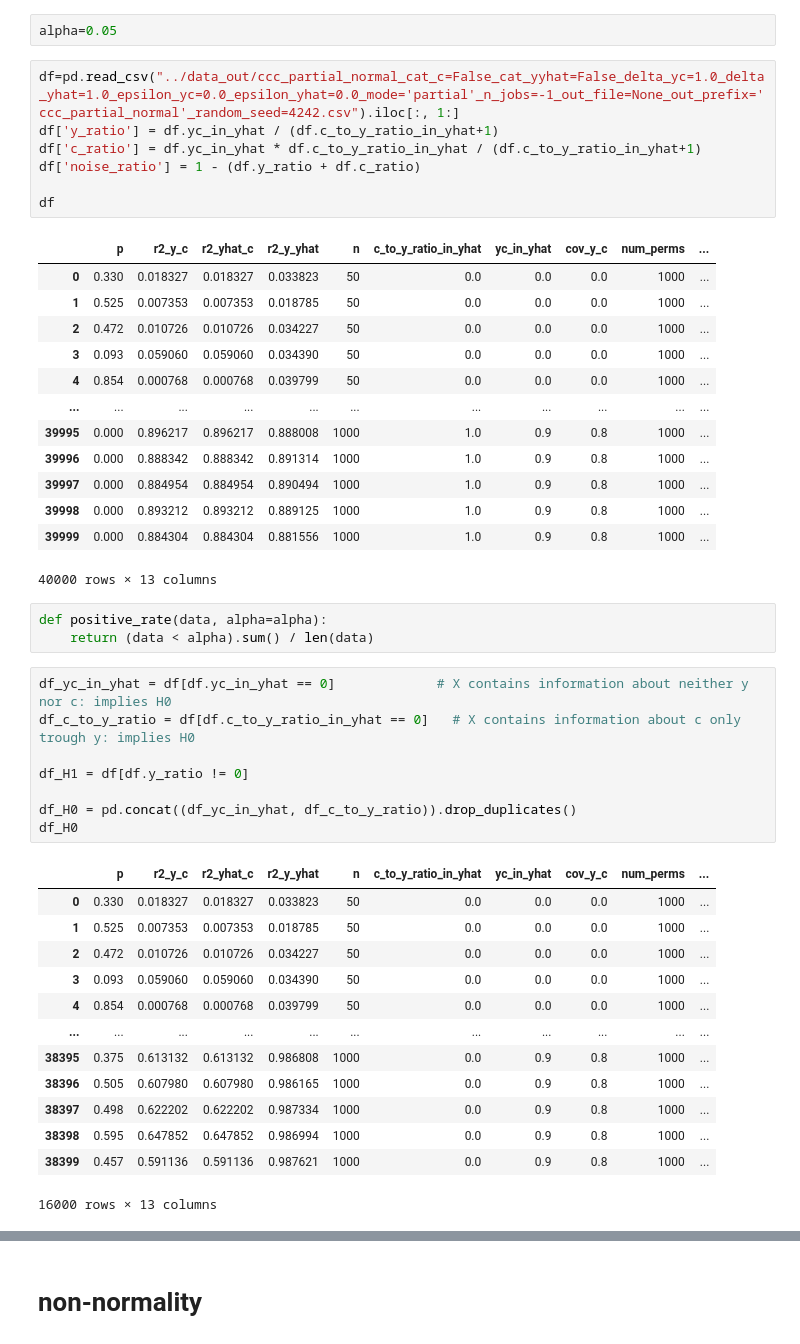
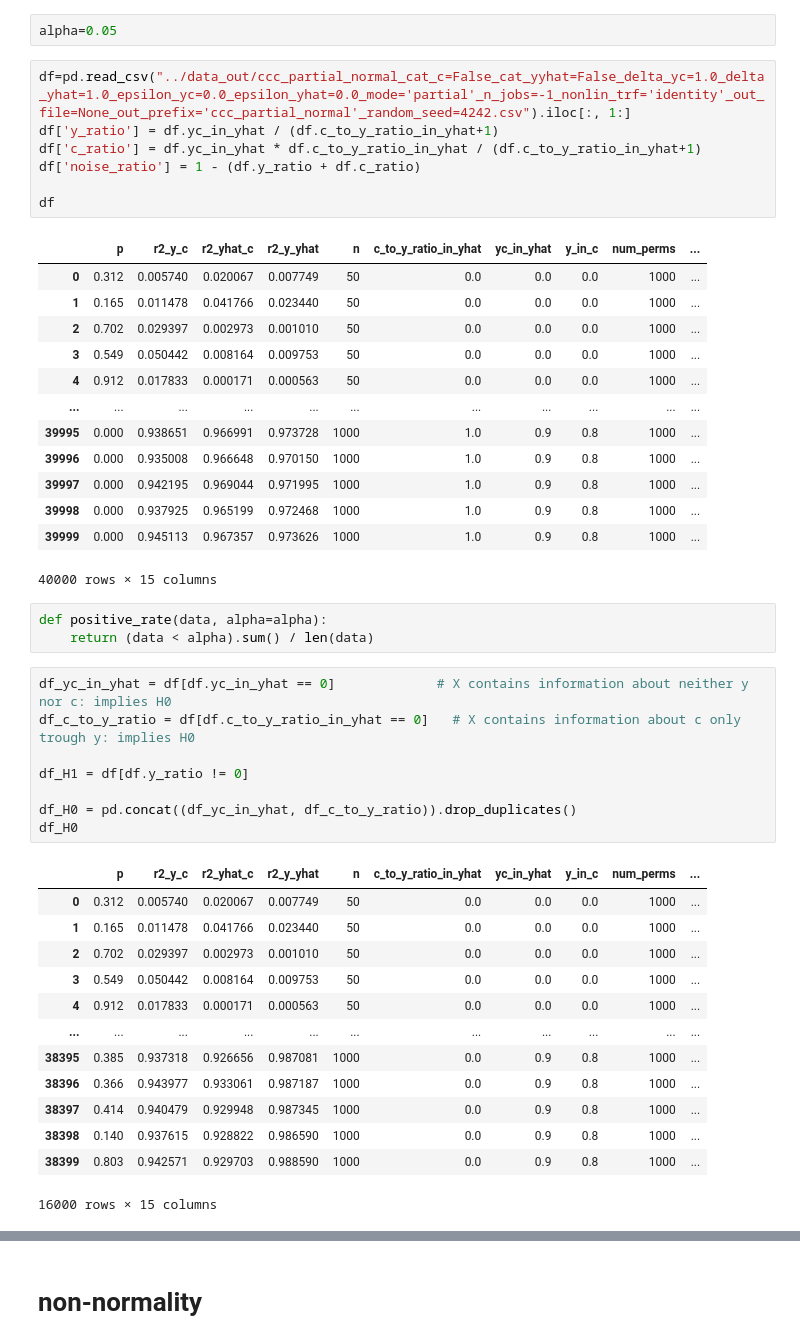
Before and after one commit to pni-lab/mlconfound, a Jupyter notebook: notebooks/plot_simulation_results_partial.ipynb, the cells around one changed output, grey strips where cells are left out. Saved outputs shown, nothing was run; the diff lists cells and outputs as text.

```diff
--- a/notebooks/plot_simulation_results_partial.ipynb
+++ b/notebooks/plot_simulation_results_partial.ipynb
@@ -14,26 +14,26 @@ from mlconfound.simulate import sinh_arcsinh
 # %%
 alpha=0.05
 # %%
-df=pd.read_csv("../data_out/ccc_partial_normal_cat_c=False_cat_yyhat=False_delta_yc=1.0_delta_yhat=1.0_epsilon_yc=0.0_epsilon_yhat=0.0_mode='partial'_n_jobs=-1_out_file=None_out_prefix='ccc_partial_normal'_random_seed=4242.csv").iloc[:, 1:]
+df=pd.read_csv("../data_out/ccc_partial_normal_cat_c=False_cat_yyhat=False_delta_yc=1.0_delta_yhat=1.0_epsilon_yc=0.0_epsilon_yhat=0.0_mode='partial'_n_jobs=-1_nonlin_trf='identity'_out_file=None_out_prefix='ccc_partial_normal'_random_seed=4242.csv").iloc[:, 1:]
 df['y_ratio'] = df.yc_in_yhat / (df.c_to_y_ratio_in_yhat+1)
 df['c_ratio'] = df.yc_in_yhat * df.c_to_y_ratio_in_yhat / (df.c_to_y_ratio_in_yhat+1)
 df['noise_ratio'] = 1 - (df.y_ratio + df.c_ratio)
 
 df
 # %% [output]
-|  | p | r2_y_c | r2_yhat_c | r2_y_yhat | n | c_to_y_ratio_in_yhat | yc_in_yhat | cov_y_c | num_perms | ... |
-| 0 | 0.330 | 0.018327 | 0.018327 | 0.033823 | 50 | 0.0 | 0.0 | 0.0 | 1000 | ... |
-| 1 | 0.525 | 0.007353 | 0.007353 | 0.018785 | 50 | 0.0 | 0.0 | 0.0 | 1000 | ... |
-| 2 | 0.472 | 0.010726 | 0.010726 | 0.034227 | 50 | 0.0 | 0.0 | 0.0 | 1000 | ... |
-| 3 | 0.093 | 0.059060 | 0.059060 | 0.034390 | 50 | 0.0 | 0.0 | 0.0 | 1000 | ... |
-| 4 | 0.854 | 0.000768 | 0.000768 | 0.039799 | 50 | 0.0 | 0.0 | 0.0 | 1000 | ... |
+|  | p | r2_y_c | r2_yhat_c | r2_y_yhat | n | c_to_y_ratio_in_yhat | yc_in_yhat | y_in_c | num_perms | ... |
+| 0 | 0.312 | 0.005740 | 0.020067 | 0.007749 | 50 | 0.0 | 0.0 | 0.0 | 1000 | ... |
+| 1 | 0.165 | 0.011478 | 0.041766 | 0.023440 | 50 | 0.0 | 0.0 | 0.0 | 1000 | ... |
+| 2 | 0.702 | 0.029397 | 0.002973 | 0.001010 | 50 | 0.0 | 0.0 | 0.0 | 1000 | ... |
+| 3 | 0.549 | 0.050442 | 0.008164 | 0.009753 | 50 | 0.0 | 0.0 | 0.0 | 1000 | ... |
+| 4 | 0.912 | 0.017833 | 0.000171 | 0.000563 | 50 | 0.0 | 0.0 | 0.0 | 1000 | ... |
 | ... | ... | ... | ... | ... | ... | ... | ... | ... | ... | ... |
-| 39995 | 0.000 | 0.896217 | 0.896217 | 0.888008 | 1000 | 1.0 | 0.9 | 0.8 | 1000 | ... |
-| 39996 | 0.000 | 0.888342 | 0.888342 | 0.891314 | 1000 | 1.0 | 0.9 | 0.8 | 1000 | ... |
-| 39997 | 0.000 | 0.884954 | 0.884954 | 0.890494 | 1000 | 1.0 | 0.9 | 0.8 | 1000 | ... |
-| 39998 | 0.000 | 0.893212 | 0.893212 | 0.889125 | 1000 | 1.0 | 0.9 | 0.8 | 1000 | ... |
-| 39999 | 0.000 | 0.884304 | 0.884304 | 0.881556 | 1000 | 1.0 | 0.9 | 0.8 | 1000 | ... |
+| 39995 | 0.000 | 0.938651 | 0.966991 | 0.973728 | 1000 | 1.0 | 0.9 | 0.8 | 1000 | ... |
+| 39996 | 0.000 | 0.935008 | 0.966648 | 0.970150 | 1000 | 1.0 | 0.9 | 0.8 | 1000 | ... |
+| 39997 | 0.000 | 0.942195 | 0.969044 | 0.971995 | 1000 | 1.0 | 0.9 | 0.8 | 1000 | ... |
+| 39998 | 0.000 | 0.937925 | 0.965199 | 0.972468 | 1000 | 1.0 | 0.9 | 0.8 | 1000 | ... |
+| 39999 | 0.000 | 0.945113 | 0.967357 | 0.973626 | 1000 | 1.0 | 0.9 | 0.8 | 1000 | ... |
-40000 rows × 13 columns
+40000 rows × 15 columns
 # %%
 def positive_rate(data, alpha=alpha):
     return (data < alpha).sum() / len(data)
@@ -46,19 +46,19 @@ df_H1 = df[df.y_ratio != 0]
 df_H0 = pd.concat((df_yc_in_yhat, df_c_to_y_ratio)).drop_duplicates()
 df_H0
 # %% [output]
-|  | p | r2_y_c | r2_yhat_c | r2_y_yhat | n | c_to_y_ratio_in_yhat | yc_in_yhat | cov_y_c | num_perms | ... |
-| 0 | 0.330 | 0.018327 | 0.018327 | 0.033823 | 50 | 0.0 | 0.0 | 0.0 | 1000 | ... |
-| 1 | 0.525 | 0.007353 | 0.007353 | 0.018785 | 50 | 0.0 | 0.0 | 0.0 | 1000 | ... |
-| 2 | 0.472 | 0.010726 | 0.010726 | 0.034227 | 50 | 0.0 | 0.0 | 0.0 | 1000 | ... |
-| 3 | 0.093 | 0.059060 | 0.059060 | 0.034390 | 50 | 0.0 | 0.0 | 0.0 | 1000 | ... |
-| 4 | 0.854 | 0.000768 | 0.000768 | 0.039799 | 50 | 0.0 | 0.0 | 0.0 | 1000 | ... |
+|  | p | r2_y_c | r2_yhat_c | r2_y_yhat | n | c_to_y_ratio_in_yhat | yc_in_yhat | y_in_c | num_perms | ... |
+| 0 | 0.312 | 0.005740 | 0.020067 | 0.007749 | 50 | 0.0 | 0.0 | 0.0 | 1000 | ... |
+| 1 | 0.165 | 0.011478 | 0.041766 | 0.023440 | 50 | 0.0 | 0.0 | 0.0 | 1000 | ... |
+| 2 | 0.702 | 0.029397 | 0.002973 | 0.001010 | 50 | 0.0 | 0.0 | 0.0 | 1000 | ... |
+| 3 | 0.549 | 0.050442 | 0.008164 | 0.009753 | 50 | 0.0 | 0.0 | 0.0 | 1000 | ... |
+| 4 | 0.912 | 0.017833 | 0.000171 | 0.000563 | 50 | 0.0 | 0.0 | 0.0 | 1000 | ... |
 | ... | ... | ... | ... | ... | ... | ... | ... | ... | ... | ... |
-| 38395 | 0.375 | 0.613132 | 0.613132 | 0.986808 | 1000 | 0.0 | 0.9 | 0.8 | 1000 | ... |
-| 38396 | 0.505 | 0.607980 | 0.607980 | 0.986165 | 1000 | 0.0 | 0.9 | 0.8 | 1000 | ... |
-| 38397 | 0.498 | 0.622202 | 0.622202 | 0.987334 | 1000 | 0.0 | 0.9 | 0.8 | 1000 | ... |
-| 38398 | 0.595 | 0.647852 | 0.647852 | 0.986994 | 1000 | 0.0 | 0.9 | 0.8 | 1000 | ... |
-| 38399 | 0.457 | 0.591136 | 0.591136 | 0.987621 | 1000 | 0.0 | 0.9 | 0.8 | 1000 | ... |
+| 38395 | 0.385 | 0.937318 | 0.926656 | 0.987081 | 1000 | 0.0 | 0.9 | 0.8 | 1000 | ... |
+| 38396 | 0.366 | 0.943977 | 0.933061 | 0.987187 | 1000 | 0.0 | 0.9 | 0.8 | 1000 | ... |
+| 38397 | 0.414 | 0.940479 | 0.929948 | 0.987345 | 1000 | 0.0 | 0.9 | 0.8 | 1000 | ... |
+| 38398 | 0.140 | 0.937615 | 0.928822 | 0.986590 | 1000 | 0.0 | 0.9 | 0.8 | 1000 | ... |
+| 38399 | 0.803 | 0.942571 | 0.929703 | 0.988590 | 1000 | 0.0 | 0.9 | 0.8 | 1000 | ... |
-16000 rows × 13 columns
+16000 rows × 15 columns
 # %%
 print("False positive rate given H0:", positive_rate(df_H0.p))
 print("Confidence intervals:", np.round(_binom_ci(len(df_H0.p)*0.05, len(df_H0.p)), 3))
```
Also changed, not shown: parts of 7 cells of this notebook, 43 other files.
